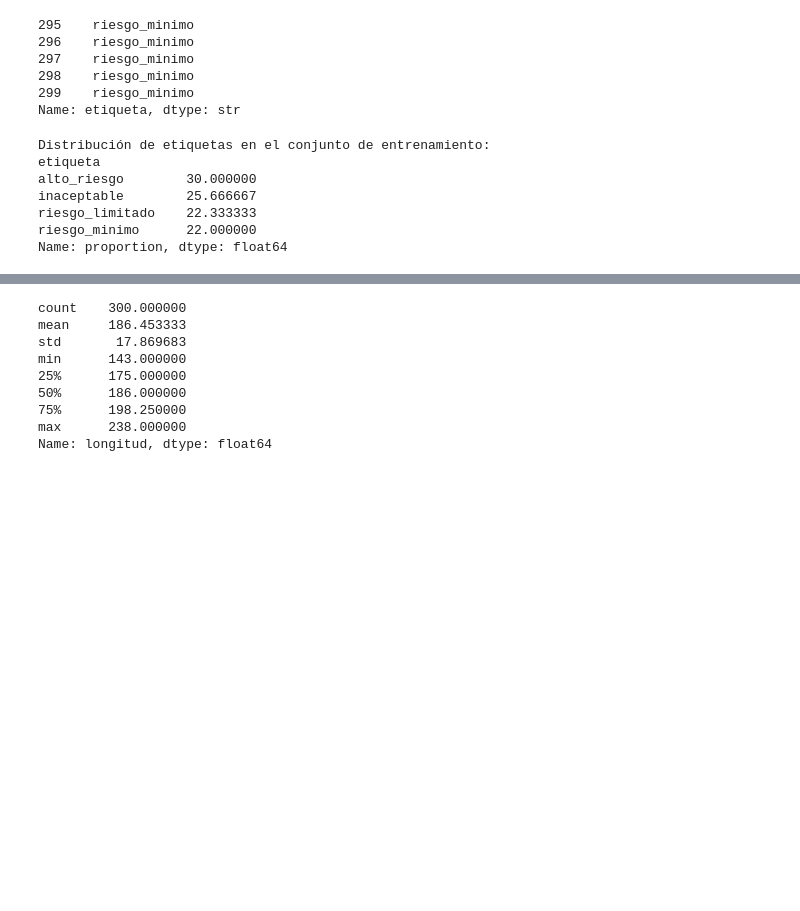
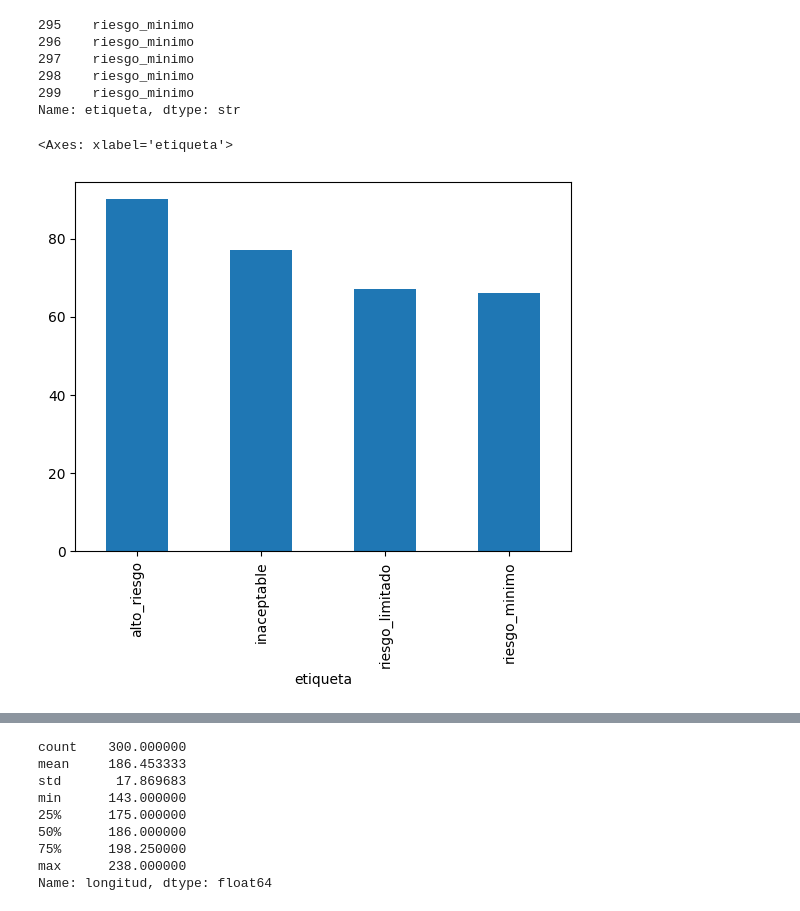
Before and after one commit to maquinas-que-aprenden/proyecto-final, a Jupyter notebook: src/classifier/1_analisis_exploratorio.ipynb, the cells around one changed output, grey strips where cells are left out. Drawn from its saved outputs; the diff is of its cells as text; code cells hidden in the pictures; blank space fills up the shorter version.

```diff
--- a/src/classifier/1_analisis_exploratorio.ipynb
+++ b/src/classifier/1_analisis_exploratorio.ipynb
@@ -109,15 +111,9 @@ y.tail()
 298    riesgo_minimo
 299    riesgo_minimo
 Name: etiqueta, dtype: str
-# %%
-#Mostramos la distribución de las etiquetas en el conjunto de entrenamiento como porcentajes
-print("Distribución de etiquetas en el conjunto de entrenamiento:")
-print(y.value_counts(normalize=True) * 100)
-# %% [output]
-Distribución de etiquetas en el conjunto de entrenamiento:
-etiqueta
-alto_riesgo        30.000000
-inaceptable        25.666667
-riesgo_limitado    22.333333
-riesgo_minimo      22.000000
-Name: proportion, dtype: float64
+# %%
+# Comprobamos la distribución de las etiquetas en el conjunto de entrenamiento
+df['etiqueta'].value_counts().sort_index().plot(kind='bar')
+# %% [output]
+<Axes: xlabel='etiqueta'>
+[figure, added]
```
Also changed, not shown: parts of 19 cells of this notebook, 6 other files.
